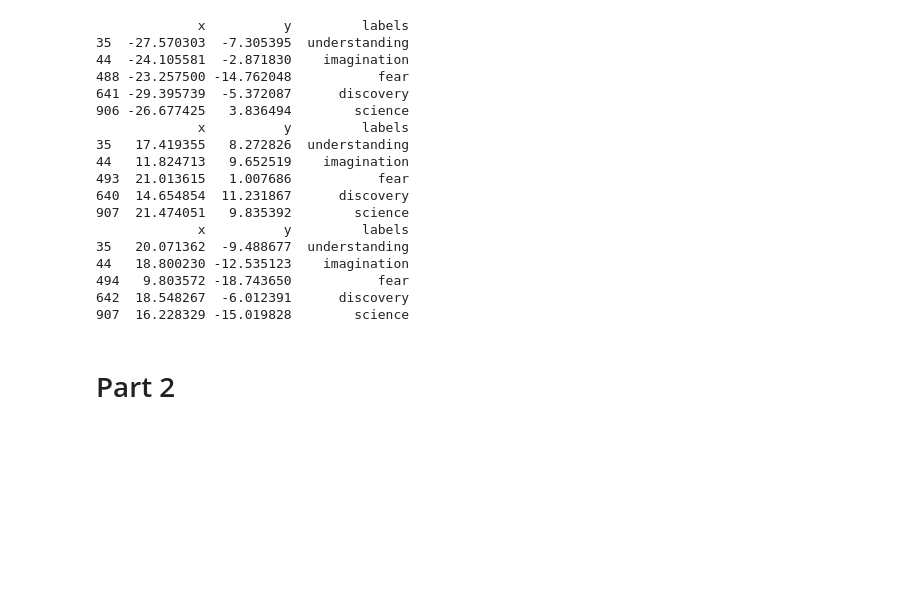
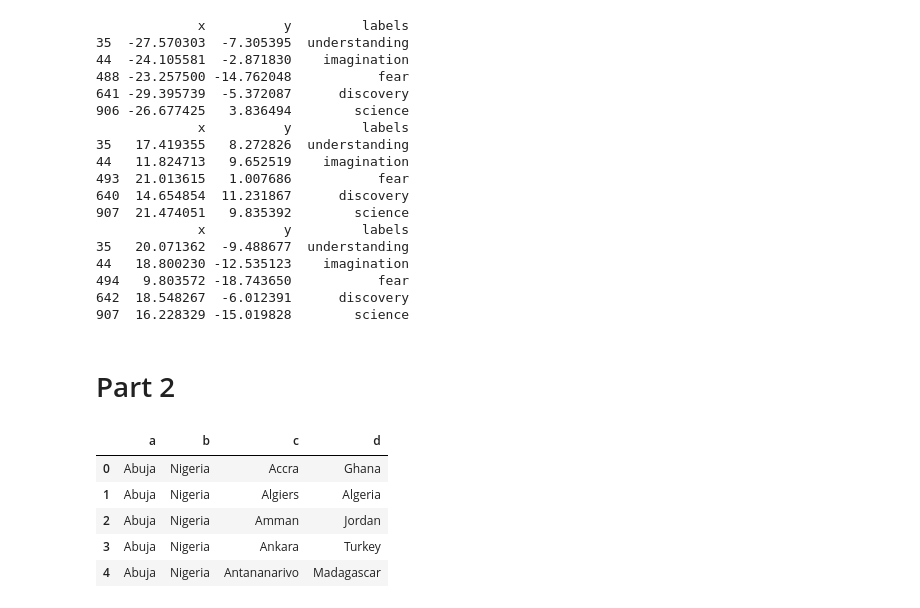
Before and after one commit to samp3209/Sandboxes, a Jupyter notebook: NLPAssignment3.ipynb, the cells around one changed output. Saved outputs shown, nothing was run; the diff lists cells and outputs as text; code cells hidden in the pictures; blank space fills up the shorter version.

```diff
--- a/NLPAssignment3.ipynb
+++ b/NLPAssignment3.ipynb
@@ -407,3 +409,14 @@ print(df3)
 907  16.228329 -15.019828        science
 # %% [markdown]
 # Part 2
+# %%
+data = pd.read_csv('analogies.txt', sep="\s+", header=None)
+data.columns=['a', 'b', 'c', 'd']
+data.head()
+# %% [output]
+|  | a | b | c | d |
+| 0 | Abuja | Nigeria | Accra | Ghana |
+| 1 | Abuja | Nigeria | Algiers | Algeria |
+| 2 | Abuja | Nigeria | Amman | Jordan |
+| 3 | Abuja | Nigeria | Ankara | Turkey |
+| 4 | Abuja | Nigeria | Antananarivo | Madagascar |
```
Also changed, not shown: parts of 3 cells of this notebook.
